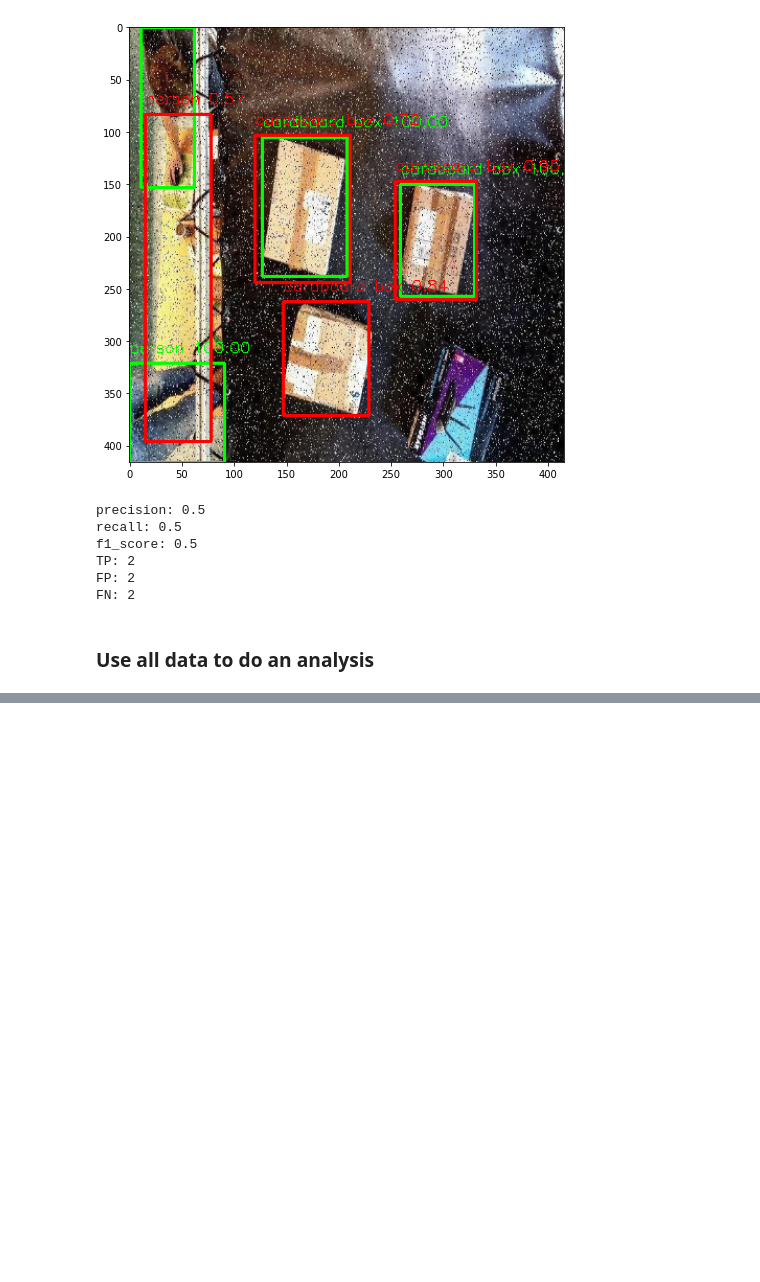
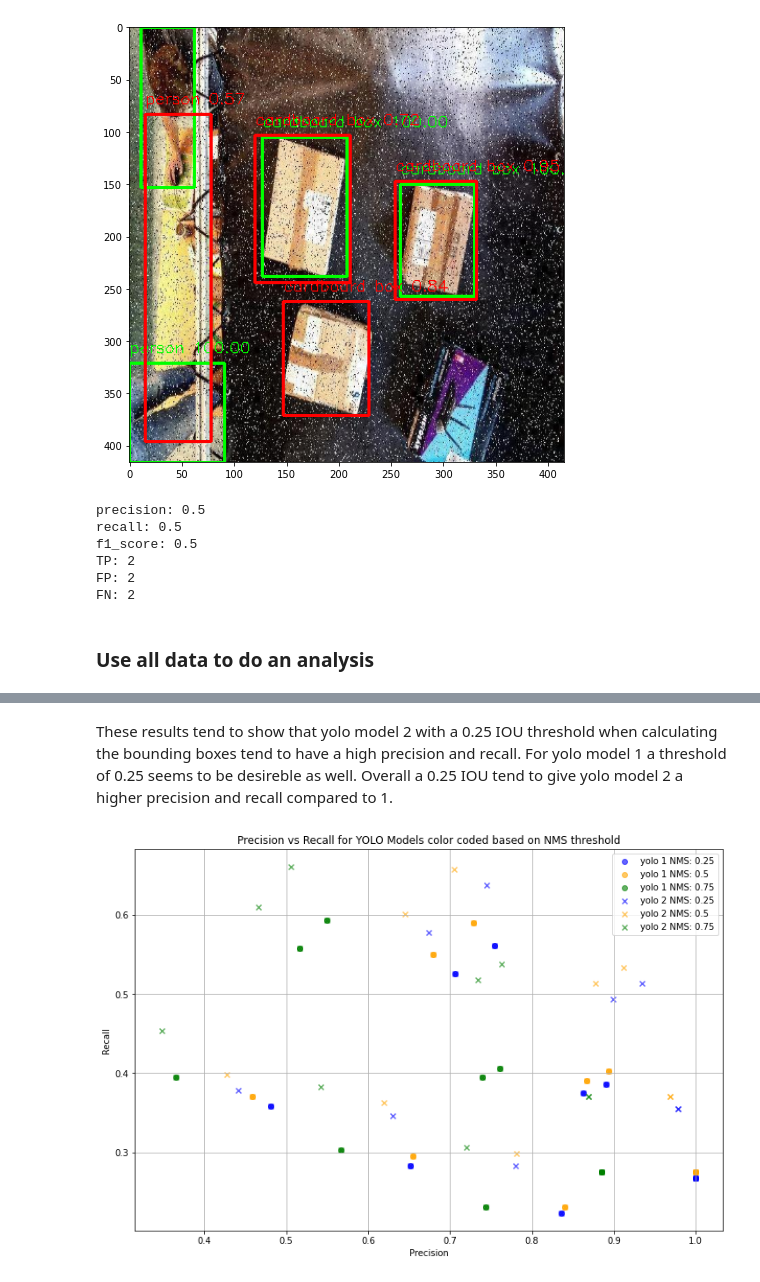
Before and after one commit to kaneelgit/senevirathne-kaneel-EN705603, a Jupyter notebook: techtrack/notebooks/model_performance.ipynb, the cells around one changed output, grey strips where cells are left out. Drawn from its saved outputs; the diff is of its cells as text; code cells hidden in the pictures; blank space fills up the shorter version.

```diff
--- a/techtrack/notebooks/model_performance.ipynb
+++ b/techtrack/notebooks/model_performance.ipynb
@@ -304,0 +380,34 @@ KeyboardInterrupt:
+# %% [markdown]
+These results tend to show that yolo model 2 with a 0.25 IOU threshold when calculating the bounding boxes tend to have a high precision and recall. For yolo model 1 a threshold of 0.25 seems to be desireble as well. Overall a 0.25 IOU tend to give yolo model 2 a higher precision and recall compared to 1.
+# %%
+# Plotting
+plt.figure(figsize=(12, 8))
+
+# Colors based on IoU thresholds
+colors = {0.25: 'blue', 0.50: 'orange', 0.75: 'green'}
+
+# Marker styles for each model
+marker_styles = {'yolo 1': 'o', 'yolo 2': 'x'}
+
+for model in df['model'].unique():
+    model_data = df[df['model'] == model]
+
+    # Scatter plot
+    for threshold in model_data['nms_iou_threshold'].unique():
+        threshold_data = model_data[model_data['nms_iou_threshold'] == threshold]
+        plt.scatter(threshold_data['precision'],
+                    threshold_data['recall'],
+                    label=f'{model} NMS: {threshold}',
+                    color=colors[threshold],
+                    alpha=0.6,
+                    marker=marker_styles[model])
+
+# Adding labels and legend
+plt.title('Precision vs Recall for YOLO Models color coded based on NMS threshold')
+plt.xlabel('Precision')
+plt.ylabel('Recall')
+plt.legend()
+plt.grid(True)
+plt.show()
+# %% [output]
+[figure, added]
```
Also changed, not shown: parts of 14 cells of this notebook.
